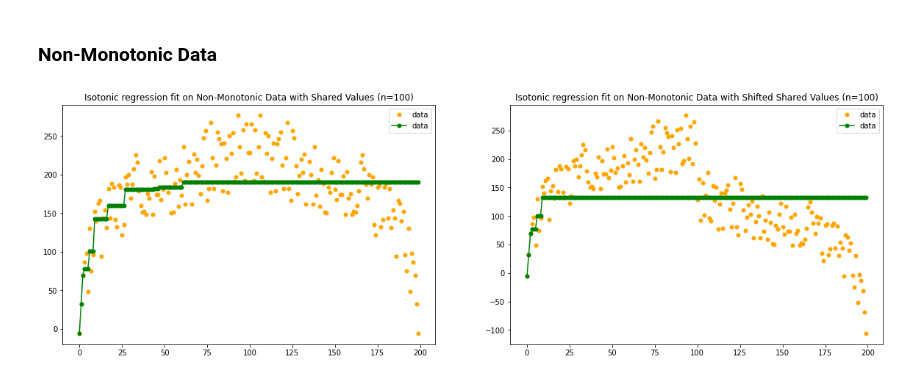
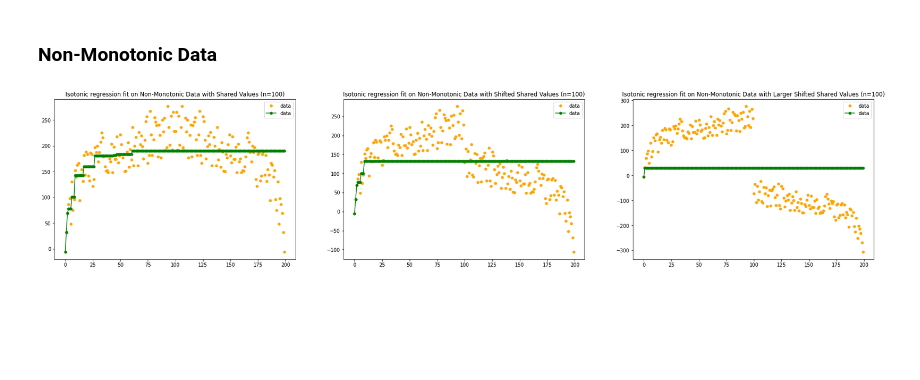
Before and after one commit to hanhanwu/Basic_But_Useful, a Jupyter notebook: simple_proof/iso_reg_nonmonotonic_data.ipynb, the cells around one changed output. Saved outputs shown, nothing was run; the diff lists cells and outputs as text; code cells hidden in the pictures; blank space fills up the shorter version.

```diff
--- a/simple_proof/iso_reg_nonmonotonic_data.ipynb
+++ b/simple_proof/iso_reg_nonmonotonic_data.ipynb
@@ -51,19 +51,31 @@ y2 = np.append(y, np.flip(y)-100)
 
 ir = IsotonicRegression(out_of_bounds="clip")
 y_iso2 = ir.fit_transform(x2, y2)
+# %%
+# add y values lower than the lowest existing y values
+x3 = np.arange(n*2)
+y3 = np.append(y, np.flip(y)-300)
+
+ir = IsotonicRegression(out_of_bounds="clip")
+y_iso3 = ir.fit_transform(x3, y3)
 # %%
-fig, (ax1, ax2) = plt.subplots(ncols=2, figsize=(20, 6))
+fig, (ax1, ax2, ax3) = plt.subplots(ncols=3, figsize=(30, 6))
 
 ax1.plot(x1, y1, ".", markersize=10, label='data', color='orange')
 ax1.plot(x1, y_iso1, ".-", markersize=10, label='data', color='green')
 ax1.legend(loc="best")
 ax1.set_title("Isotonic regression fit on Non-Monotonic Data with Shared Values (n=%d)" % n)
 
 ax2.plot(x2, y2, ".", markersize=10, label='data', color='orange')
 ax2.plot(x2, y_iso2, ".-", markersize=10, label='data', color='green')
 ax2.legend(loc="best")
 ax2.set_title("Isotonic regression fit on Non-Monotonic Data with Shifted Shared Values (n=%d)" % n)
 
+ax3.plot(x3, y3, ".", markersize=10, label='data', color='orange')
+ax3.plot(x3, y_iso3, ".-", markersize=10, label='data', color='green')
+ax3.legend(loc="best")
+ax3.set_title("Isotonic regression fit on Non-Monotonic Data with Larger Shifted Shared Values (n=%d)" % n)
+
 plt.show()
 # %% [output]
-[figure, old version]
+[figure, new version]
```
